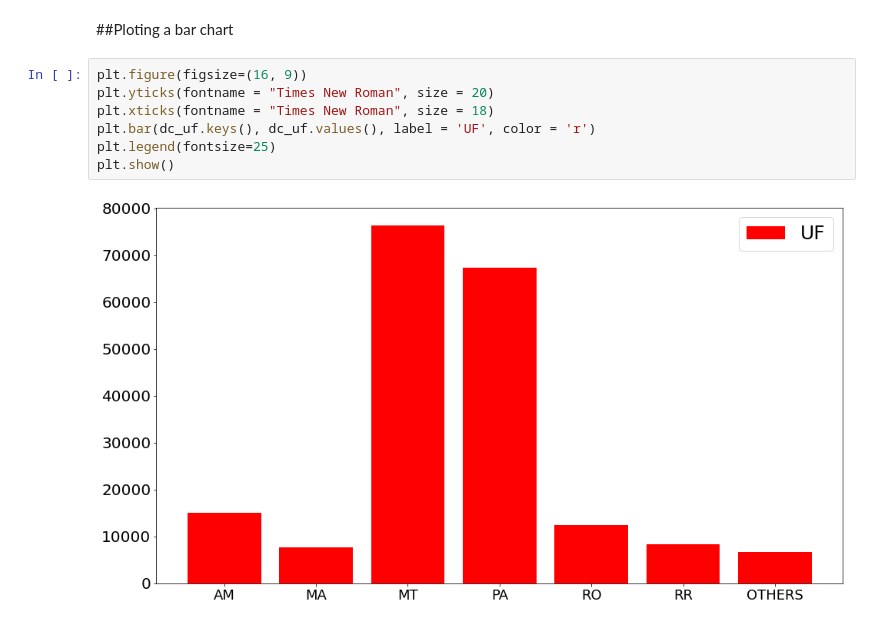
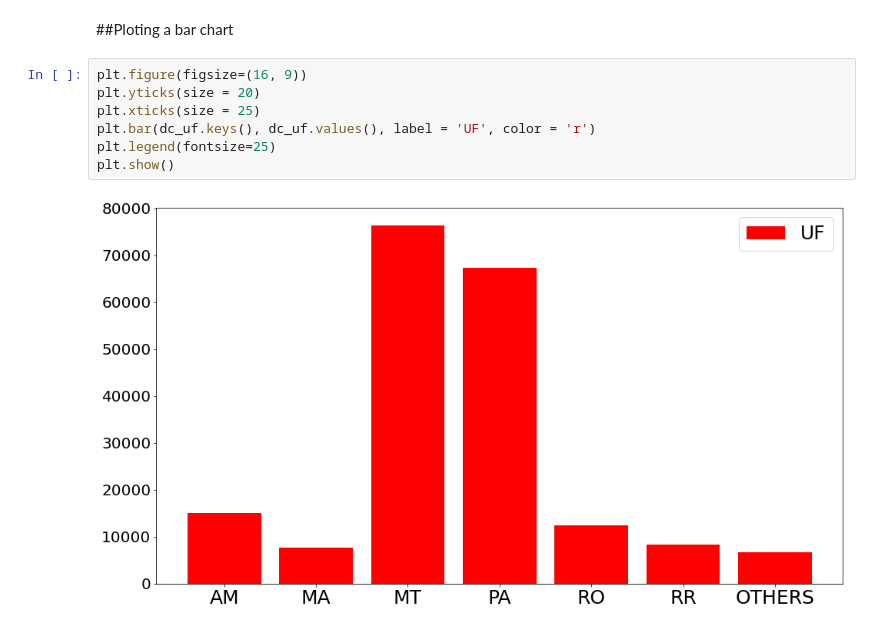
Before and after one commit to rafaegont1/Trabalho-Python, a Jupyter notebook: Trabalho.ipynb, the cells around one changed output. Cells and saved outputs as stored; diff of their text form.

```diff
--- a/Trabalho.ipynb
+++ b/Trabalho.ipynb
@@ -173,10 +173,10 @@ Dicionário: {'AM': 15075.47, 'MA': 7715.14, 'MT': 76363.18, 'PA': 67381.79, 'RO
 ##Ploting a bar chart
 # %%
 plt.figure(figsize=(16, 9))
-plt.yticks(fontname = "Times New Roman", size = 20)
-plt.xticks(fontname = "Times New Roman", size = 18)
+plt.yticks(size = 20)
+plt.xticks(size = 25)
 plt.bar(dc_uf.keys(), dc_uf.values(), label = 'UF', color = 'r')
 plt.legend(fontsize=25)
 plt.show()
 # %% [output]
-[figure, old version]
+[figure, new version]
```
Also changed, not shown: parts of 2 cells of this notebook.
